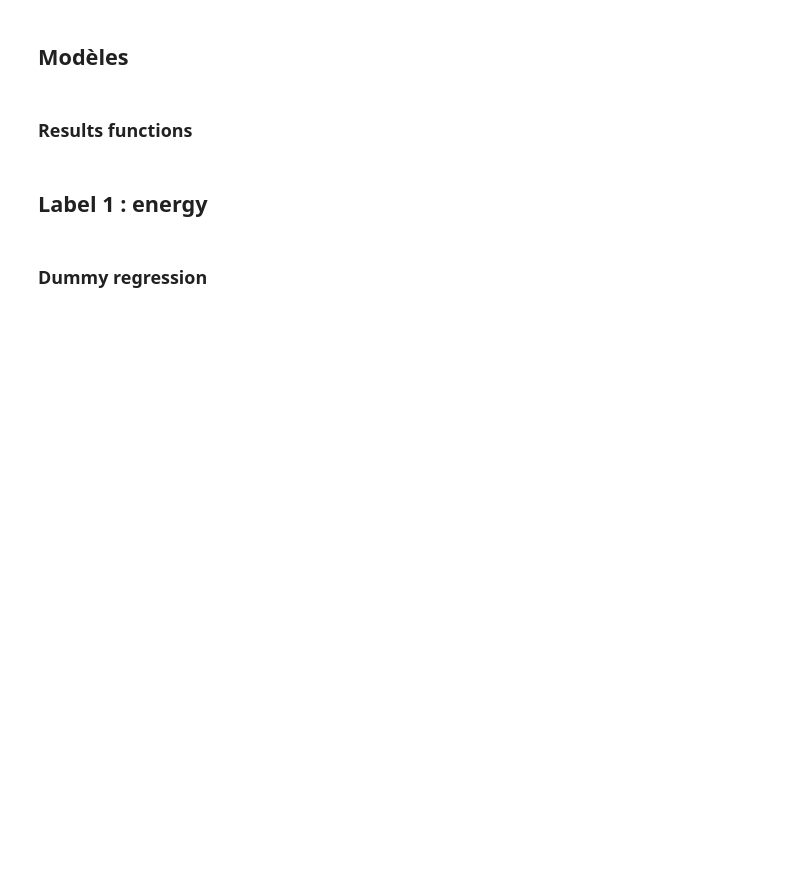
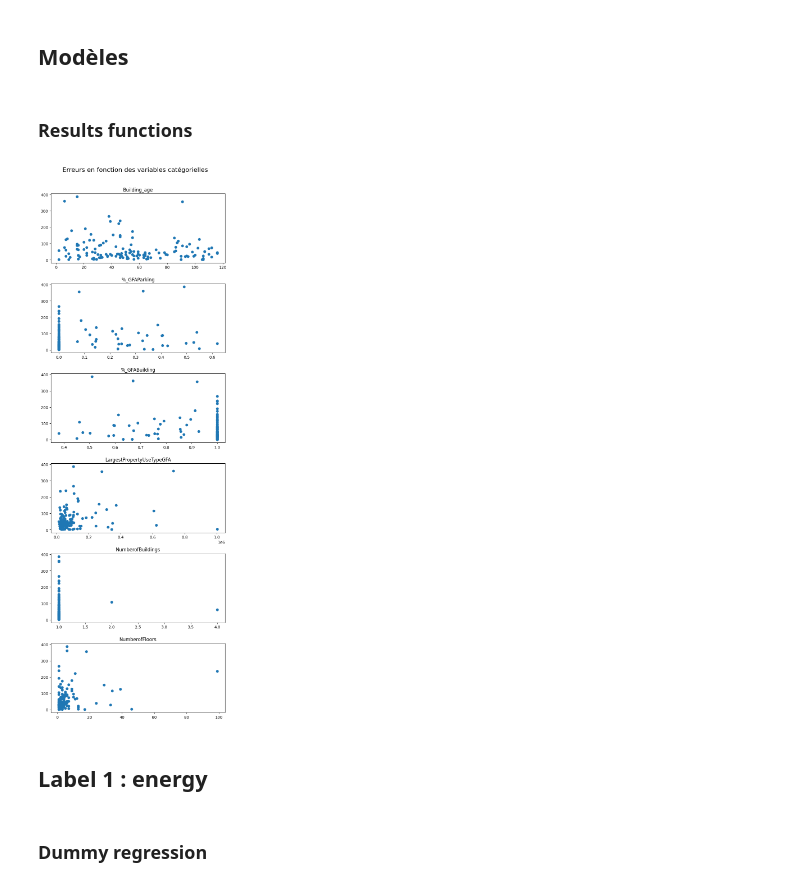
Before and after one commit to Cyr-dcx/LinearRegression-for-building-consumption, a Jupyter notebook: notebooks/exploration.ipynb, the cells around one changed output. Cells and saved outputs as stored; diff of their text form; code cells hidden in the pictures; blank space fills up the shorter version.

```diff
--- a/notebooks/exploration.ipynb
+++ b/notebooks/exploration.ipynb
@@ -261,15 +261,21 @@ X = pipe_ohe(df)
 y1 = df[[label_1]]
 y2 = df[[label_2]]
 
-X_enrg_train, X_enrg_test, y_enrg_train, y_enrg_test = train_test_split(X,y1,test_size=0.15, random_state=42, stratify=df["BuildingType"])
+X_enrg_train, X_enrg_test, y_nrg_train, y_nrg_test = train_test_split(X,y1,test_size=0.15, random_state=42, stratify=df["BuildingType"])
 print(X_enrg_train.shape, X_enrg_test.shape)
 
 # séparer la donnée pour avoir les
-X_ghe_train, X_ghe_test, y_ghe_train, y_ghe_test = train_test_split(X,y2,test_size=0.15, random_state=42, stratify=df["BuildingType"])
-print(X_ghe_train.shape, X_ghe_test.shape)
+X_ghge_train, X_ghge_test, y_ghe_train, y_ghe_test = train_test_split(X,y2,test_size=0.15, random_state=42, stratify=df["BuildingType"])
+print(X_ghge_train.shape, X_ghge_test.shape)
 # %% [output]
 (800, 40) (142, 40)
 (800, 40) (142, 40)
+# %%
+index_X_enrg_test = X_enrg_test.index
+df_nrg_selection = df.loc[index_X_enrg_test]
+
+index_X_ghge_test = X_ghge_test.index
+df_ghe_selection = df.loc[index_X_ghge_test]
 # %%
 def pipe(df, means_zipcode=None,
                 means_neighborhood=None,
@@ -431,3 +531,33 @@ def show_fetures_coef(model, columns):
+# %%
+def error_all_discr_category(df, y_test, y_pred, features):
+    # Créer une figure avec des subplots
+    fig, axs = plt.subplots(nrows=len(features), ncols=1, figsize=(8, 4 * len(features)), gridspec_kw={'hspace': 0.3})
+
+    # Calculer les erreurs moyennes pour chaque catégorie
+    df["error_pred"] = abs((np.array(y_test).reshape(-1,) - y_pred))
+
+    # Boucle sur les features
+    for i, feature in enumerate(features):
+        # Récupérer l'axe courant
+        ax = axs[i]
+
+        ax.scatter(df[feature], df['error_pred'], label=feature)
+
+        # Ajouter un titre pour chaque subplot
+        ax.set_title(feature)
+
+    # Ajouter un titre pour le graphique global
+    fig.suptitle('Erreurs en fonction des variables catégorielles', y=0.92, fontsize=16)
+
+    # Afficher le graphique
+    plt.show()
+
+disc_col_viz = ["Building_age","%_GFAParking","%_GFABuilding","LargestPropertyUseTypeGFA","NumberofBuildings","NumberofFloors"]
+# %%
+
+error_all_discr_category(df_nrg_selection, y_nrg_test, y_pred_elnet, disc_col_viz)
+# %% [output]
+[figure, added]
 # %% [markdown]
 ## Label 1 : energy
 # %% [markdown]
```
Also changed, not shown: parts of 50 cells of this notebook, 1 other file.
